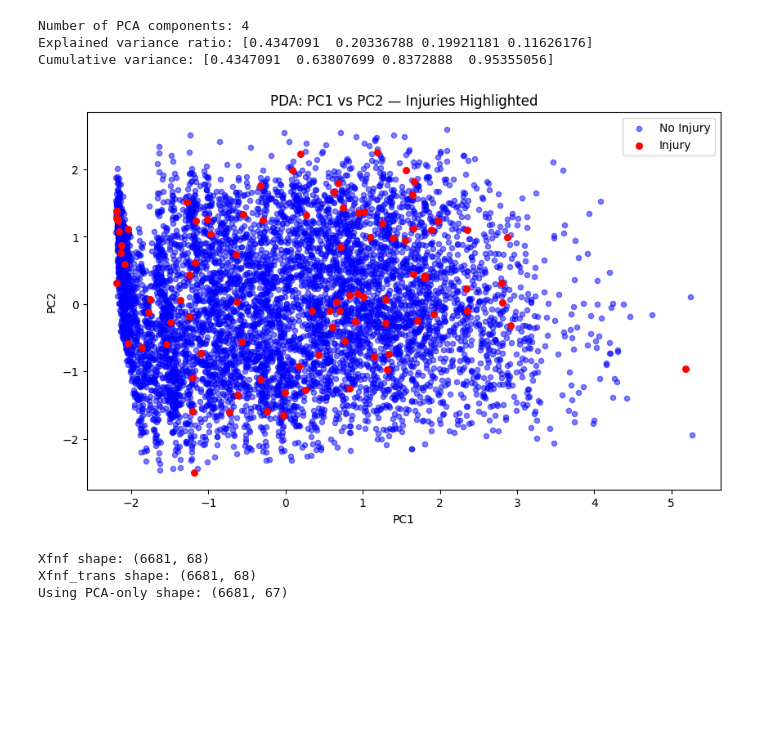
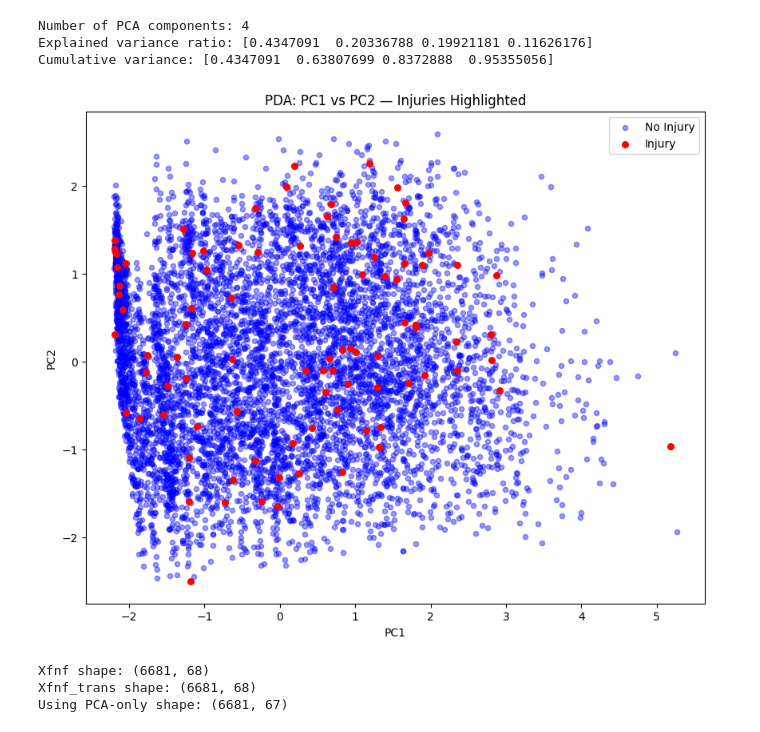
Before and after one commit to LeeMcFarling/AFL_Project_backup, a Jupyter notebook: Modeling/Weekly Assignments/Week_10.ipynb, the cells around one changed output. Drawn from its saved outputs; the diff is of its cells as text; code cells hidden in the pictures; blank space fills up the shorter version.

Commit message:
dataset figure compilation

```diff
--- a/Modeling/Weekly Assignments/Week_10.ipynb
+++ b/Modeling/Weekly Assignments/Week_10.ipynb
@@ -372,35 +373,35 @@ Number of PCA components: 4
 Explained variance ratio: [0.4347091  0.20336788 0.19921181 0.11626176]
 Cumulative variance: [0.4347091  0.63807699 0.8372888  0.95355056]
 # %%
-plt.figure(figsize=(10,6))
+plt.figure(figsize=(10,8))
 
 # Non-injuries (0) → plotted first, faded in the background
 plt.scatter(
     Xpda_trans_df.loc[ypda == 0, 'PC1'],
     Xpda_trans_df.loc[ypda == 0, 'PC2'],
     c='blue',
-    alpha=0.5,
+    alpha=0.4,
     s=20,
     label='No Injury'
 )
 
 # Injuries (1) → plotted second on top, in red, full opacity
 plt.scatter(
     Xpda_trans_df.loc[ypda == 1, 'PC1'],
     Xpda_trans_df.loc[ypda == 1, 'PC2'],
     c='red',
     alpha=1.0,
     s=30,
     label='Injury'
 )
 
 plt.title("PDA: PC1 vs PC2 — Injuries Highlighted")
 plt.xlabel("PC1")
 plt.ylabel("PC2")
 plt.legend()
 plt.show()
 # %% [output]
-[figure, old version]
+[figure, new version]
 # %%
 print("Xfnf shape:", Xpda.shape)
 print("Xfnf_trans shape:", Xpda.shape)
```
Also changed, not shown: parts of 2 cells of this notebook, 21 other files.
